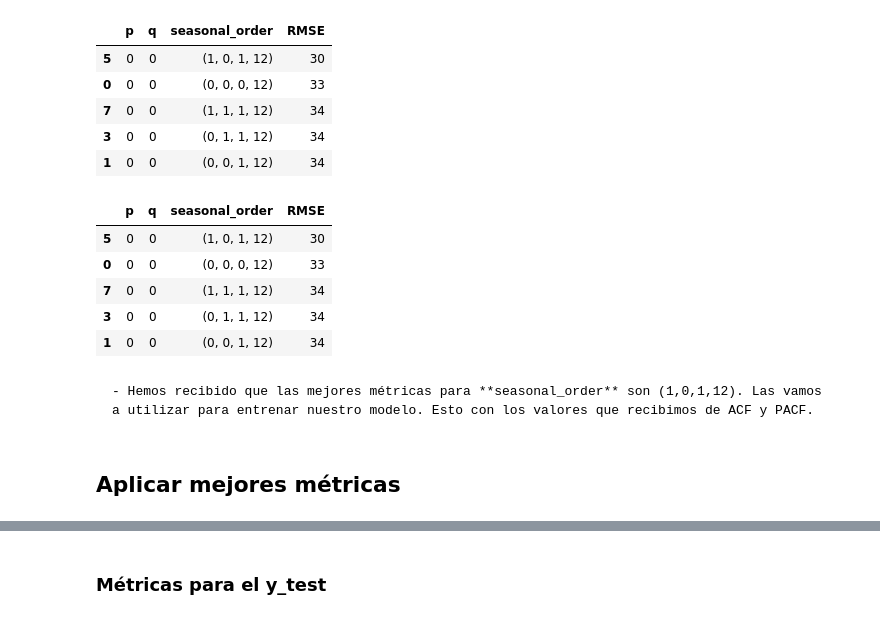
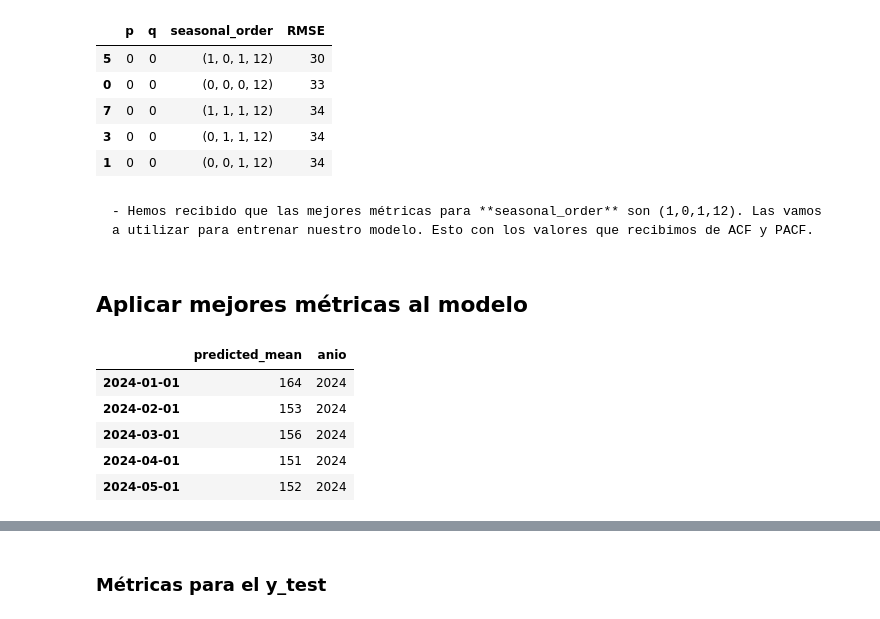
Before and after one commit to ngcarvajall/Accidentes_mortales_RD, a Jupyter notebook: Notebooks/Defunciones/5_SerieT copy.ipynb, the cells around one changed output, grey strips where cells are left out. Cells and saved outputs as stored; diff of their text form; code cells hidden in the pictures.

```diff
--- a/Notebooks/Defunciones/5_SerieT copy.ipynb
+++ b/Notebooks/Defunciones/5_SerieT copy.ipynb
@@ -221,18 +220,9 @@ results_df = results_df.sort_values(by="RMSE", ascending=True)
 | 7 | 0 | 0 | (1, 1, 1, 12) | 34 |
 | 3 | 0 | 0 | (0, 1, 1, 12) | 34 |
 | 1 | 0 | 0 | (0, 0, 1, 12) | 34 |
-# %%
-results_df.head().sort_values(by='RMSE', ascending=True)
-# %% [output]
-|  | p | q | seasonal_order | RMSE |
-| 5 | 0 | 0 | (1, 0, 1, 12) | 30 |
-| 0 | 0 | 0 | (0, 0, 0, 12) | 33 |
-| 7 | 0 | 0 | (1, 1, 1, 12) | 34 |
-| 3 | 0 | 0 | (0, 1, 1, 12) | 34 |
-| 1 | 0 | 0 | (0, 0, 1, 12) | 34 |
 # %% [markdown]
     - Hemos recibido que las mejores métricas para **seasonal_order** son (1,0,1,12). Las vamos a utilizar para entrenar nuestro modelo. Esto con los valores que recibimos de ACF y PACF.
 # %% [markdown]
-## Aplicar mejores métricas
+## Aplicar mejores métricas al modelo
 # %%
 modelo_sarima= SARIMAX(df_defunciones,
@@ -246,3 +236,13 @@ datos_predichos=pd.DataFrame(pred_y)
 # %%
 y_test.index = pd.to_datetime(y_test.index)
 datos_predichos.index = pd.to_datetime(datos_predichos.index)
+# %%
+datos_predichos['anio'] = datos_predichos.index.year
+datos_predichos.head()
+# %% [output]
+|  | predicted_mean | anio |
+| 2024-01-01 | 164 | 2024 |
+| 2024-02-01 | 153 | 2024 |
+| 2024-03-01 | 156 | 2024 |
+| 2024-04-01 | 151 | 2024 |
+| 2024-05-01 | 152 | 2024 |
```
Also changed, not shown: parts of 21 cells of this notebook, 3 other files.
